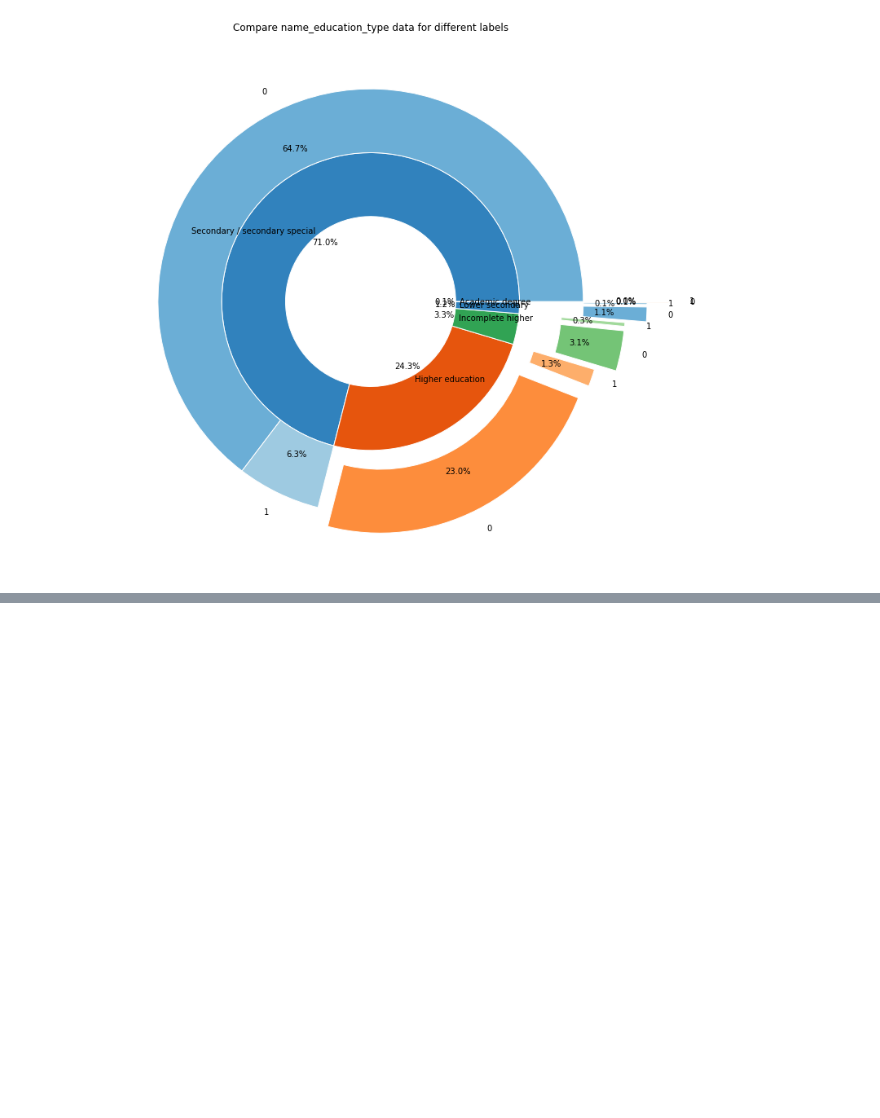
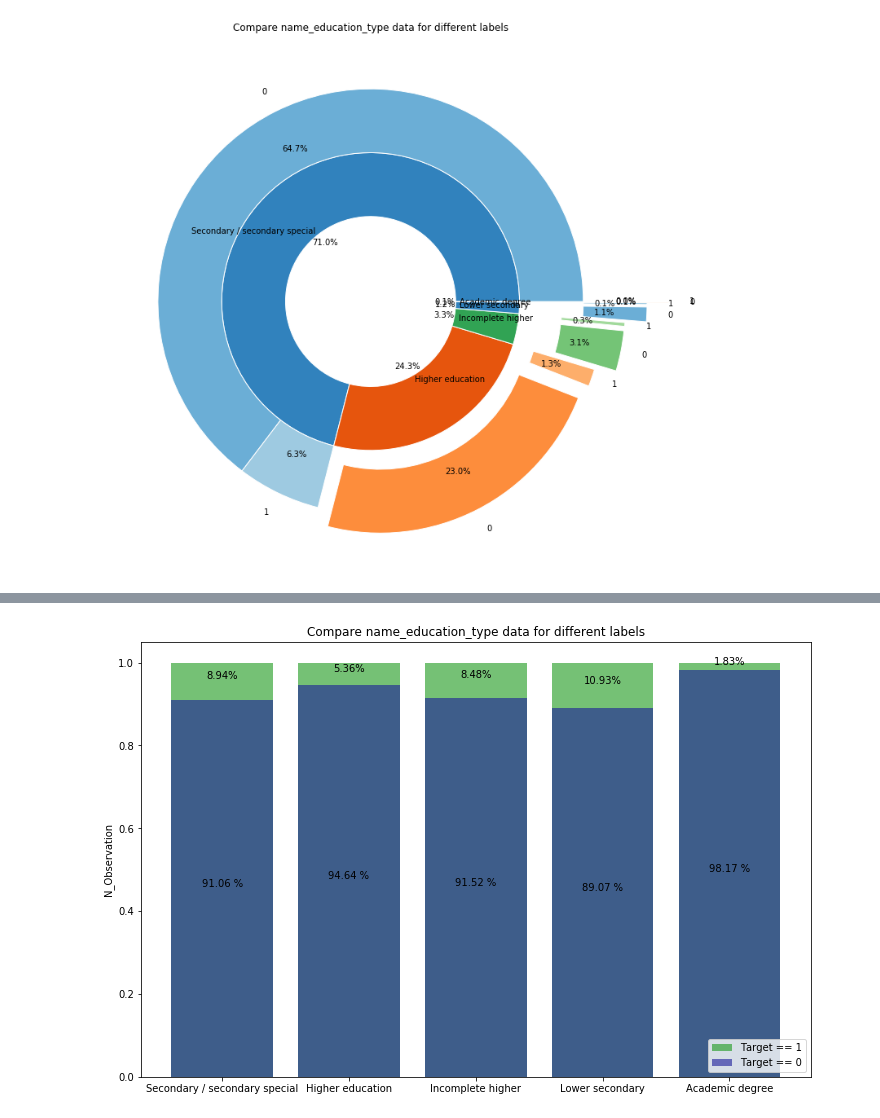
Before and after one commit to jerryzhu1/Home_Credit_Default_Risk, a Jupyter notebook: EDA.ipynb, the cells around one changed output, grey strips where cells are left out. Drawn from its saved outputs; the diff is of its cells as text; code cells hidden in the pictures; blank space fills up the shorter version.

```diff
--- a/EDA.ipynb
+++ b/EDA.ipynb
@@ -213,0 +272,4 @@ def compare_hist(data, feature):
+# %%
+vals = compare_bar_percent(application_train, 'name_education_type')
+# %% [output]
+[figure, added]
```
Also changed, not shown: parts of 25 cells of this notebook.
